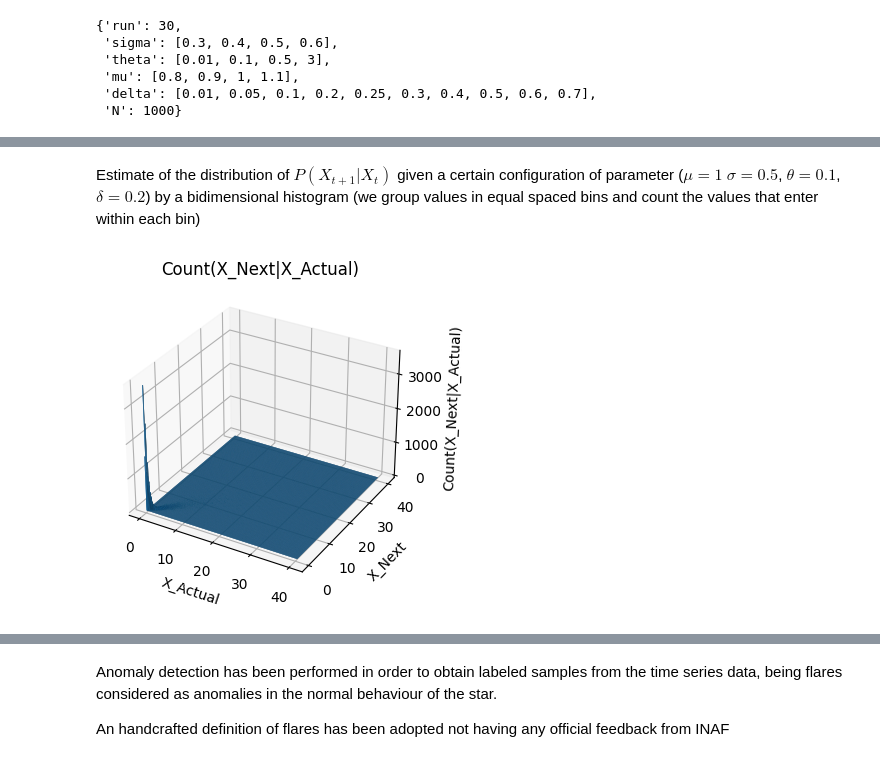
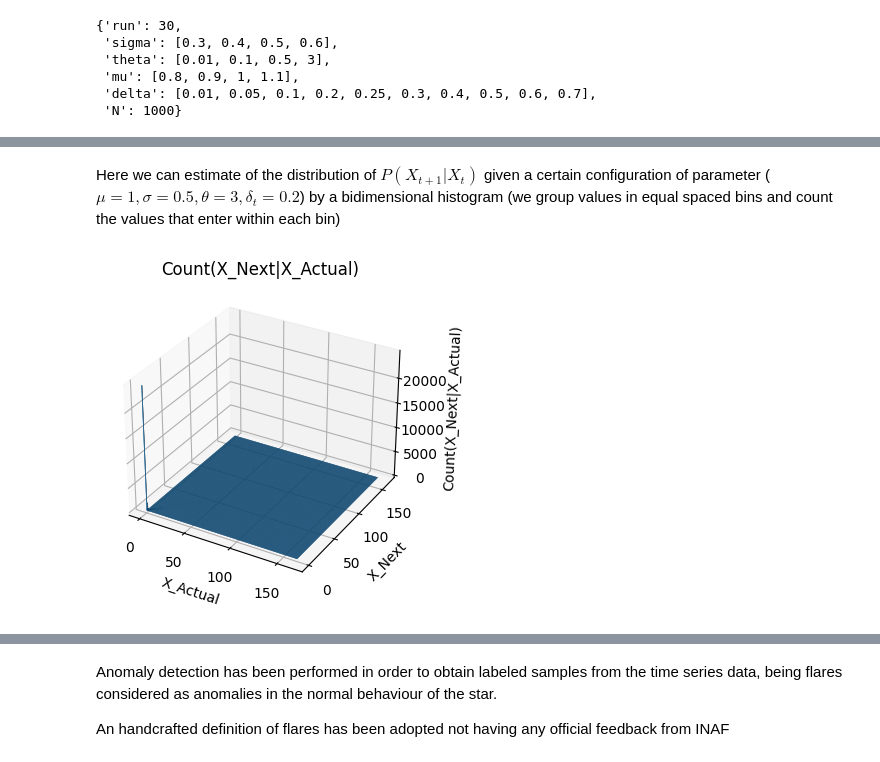
Before and after one commit to falric05/AII-Flare-prediction, a Jupyter notebook: notebooks/AI_ind_data.ipynb, the cells around one changed output, grey strips where cells are left out. Drawn from its saved outputs; the diff is of its cells as text; code cells hidden in the pictures.

```diff
--- a/notebooks/AI_ind_data.ipynb
+++ b/notebooks/AI_ind_data.ipynb
@@ -118,12 +127,13 @@ fplt.plot_grid_PDF(grid, params, nbins=300, run=run, sigma=sigma, theta=theta, m
 # %% [markdown]
-Estimate of the distribution of $P(X_{t+1}|X_t)$ given a certain configuration of parameter ($\mu=1$ $\sigma=0.5$, $\theta=0.1$, $\delta=0.2$) by a bidimensional histogram (we group values in equal spaced bins and count the values that enter within each bin)
+Here we can estimate of the distribution of $P(X_{t+1}|X_t)$ given a certain configuration of parameter ($\mu=1, \sigma=0.5, \theta=3, \delta_t=0.2$) by a bidimensional histogram (we group values in equal spaced bins and count the values that enter within each bin)
 # %%
+run, mu, sigma, theta, delta = 0, 1, 0.5, 0.01, 0.2
 normalize=False
 if normalize:
     title = 'P(X_Next|X_Actual)'
 else:
     title = 'Count(X_Next|X_Actual)'
 fplt.histogram_next_given_actual(grid, params, nbins=300, run=run, sigma=sigma, theta=theta, mu=mu, delta=delta,
                                  on_run=False, normalize=normalize, title=title)
 # %% [output]
-[figure, old version]
+[figure, new version]
```
Also changed, not shown: parts of 51 cells of this notebook, 1 other file.
